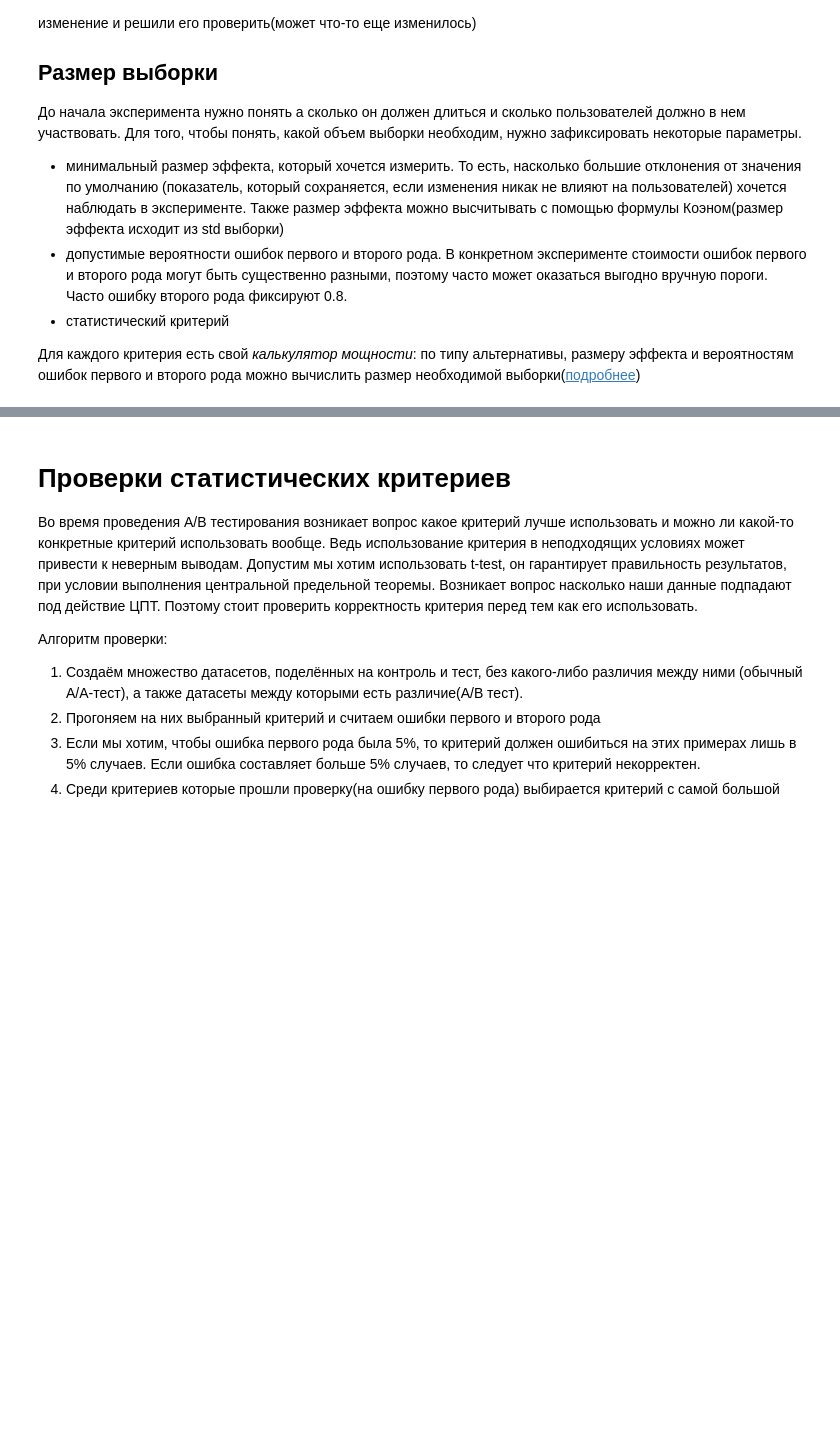
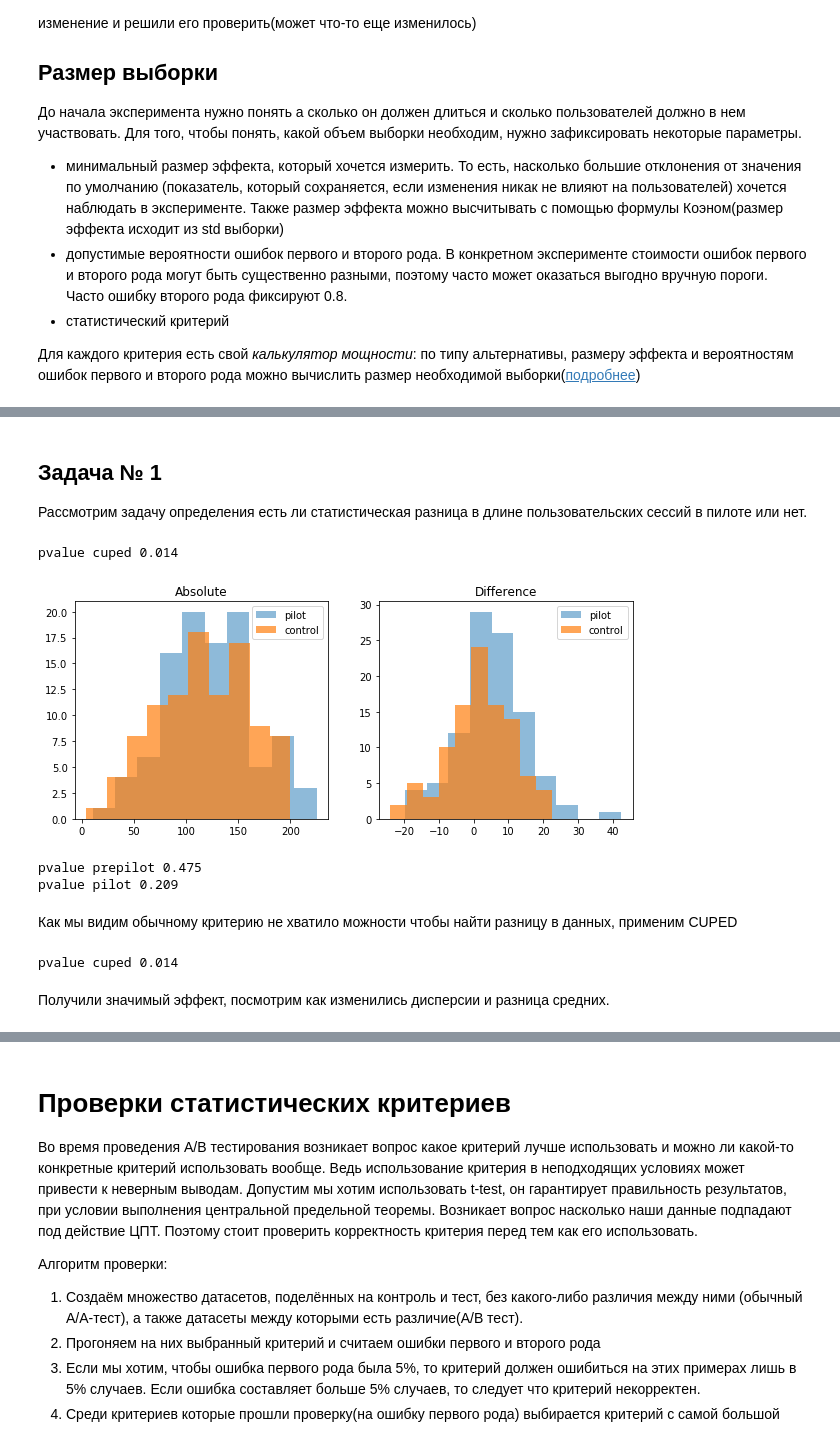
Before and after one commit to Dokholyan/sandbox, a Jupyter notebook: statistics/Statistics.ipynb, the cells around one changed output, grey strips where cells are left out. Saved outputs shown, nothing was run; the diff lists cells and outputs as text; code cells hidden in the pictures; blank space fills up the shorter version.

Commit message:
Add CUPED

```diff
--- a/statistics/Statistics.ipynb
+++ b/statistics/Statistics.ipynb
@@ -2201,0 +2236,4 @@ sign_test_data
+# %% [markdown]
+## Задача № 1
+
+Рассмотрим задачу определения есть ли статистическая разница в длине пользовательских сессий в пилоте или нет.
@@ -2201,0 +2248,13 @@ sign_test_data
+# %%
+# генерация датасета
+
+group_size = 100  # количество пользователей которые мы тестируем
+
+# создадим данный за прошедший период
+df_pilot = pd.DataFrame({'y_before': np.random.normal(120, 40, group_size)})
+df_control = pd.DataFrame({'y_before': np.random.normal(120, 40, group_size)})
+# за текущий период, чтобы создать некоторую наследственность будет генерировать его путем изменения старых значений
+df_pilot['y'] = df_pilot['y_before'] + np.random.normal(0, 10, group_size)
+df_control['y'] = df_control['y_before'] + np.random.normal(0, 10, group_size)
+# добавим некоторый эффект
+df_pilot['y'] += np.random.normal(5, 2, group_size)
@@ -2201,0 +2278,44 @@ sign_test_data
+# %%
+# в качестве ковариат используем целевые метрики на предыдущем периоде
+
+theta = calculate_theta(df_control['y'], df_pilot['y'], df_control['y_before'], df_pilot['y_before'])
+
+# для обоих групп вычислим cuped метрики
+for df_ in [df_pilot, df_control]:
+    df_['y_cuped'] = df_['y'] - theta * df_['y_before']
+
+# проверим гипотезу о равенстве
+_, pvalue_cuped = stats.ttest_ind(df_pilot['y_cuped'], df_control['y_cuped'])
+print(f'pvalue cuped {pvalue_cuped:0.3f}')
+# %% [output]
+pvalue cuped 0.014
+# %%
+# отрисует на абсолютные значения просмотров и разницу просмотров по пользователям
+fig, (ax1, ax2) = plt.subplots(1, 2, figsize=(10, 4))
+
+ax1.hist(df_pilot['y'], alpha=0.5, label='pilot')
+ax1.hist(df_control['y'], alpha=0.7, label='control')
+ax1.title.set_text('Absolute')
+ax1.legend()
+
+ax2.hist(df_pilot['y'] - df_pilot['y_before'], alpha=0.5, label='pilot')
+ax2.hist(df_control['y'] - df_control['y_before'], alpha=0.7, label='control')
+ax2.title.set_text('Difference')
+ax2.legend()
+plt.show()
+# %% [output]
+[figure, added]
+# %%
+# Воспользуемся обычным t-критерием чтобы определить уровень значимости
+
+# проверим разницу между историческими данными, мы знаем что здесь разнице нет, AA тест
+_, pvalue_prepilot = stats.ttest_ind(df_pilot['y_before'], df_control['y_before'])
+# проверяем на новый данных, мы знаем что эффект есть, AB тестирование
+_, pvalue_pilot = stats.ttest_ind(df_pilot['y'], df_control['y'])
+print(f'pvalue prepilot {pvalue_prepilot:0.3f}')
+print(f'pvalue pilot {pvalue_pilot:0.3f}')
+# %% [output]
+pvalue prepilot 0.475
+pvalue pilot 0.209
+# %% [markdown]
+Как мы видим обычному критерию не хватило можности чтобы найти разницу в данных, применим CUPED
@@ -2201,0 +2339,16 @@ sign_test_data
+# %%
+# в качестве ковариат используем целевые метрики на предыдущем периоде
+
+theta = calculate_theta(df_control['y'], df_pilot['y'], df_control['y_before'], df_pilot['y_before'])
+
+# для обоих групп вычислим cuped метрики
+for df_ in [df_pilot, df_control]:
+    df_['y_cuped'] = df_['y'] - theta * df_['y_before']
+
+# проверим гипотезу о равенстве
+_, pvalue_cuped = stats.ttest_ind(df_pilot['y_cuped'], df_control['y_cuped'])
+print(f'pvalue cuped {pvalue_cuped:0.3f}')
+# %% [output]
+pvalue cuped 0.014
+# %% [markdown]
+Получили значимый эффект, посмотрим как изменились дисперсии и разница средних.
```
Also changed, not shown: parts of 33 cells of this notebook, 3 other files.
